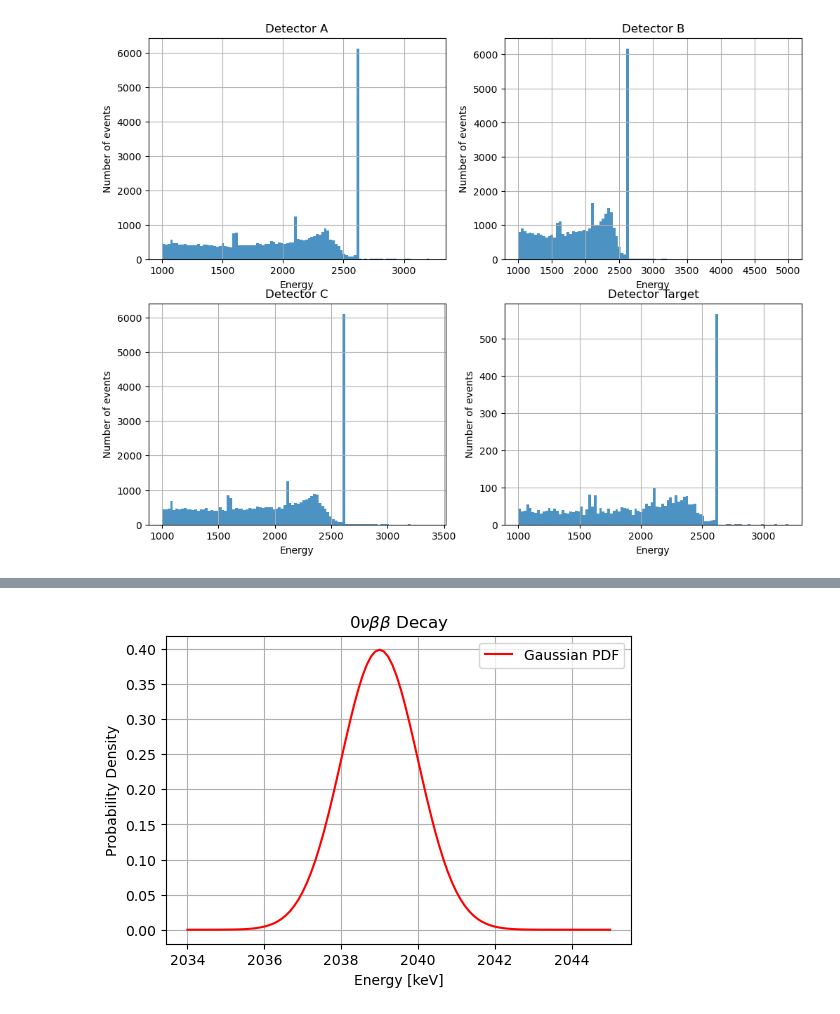
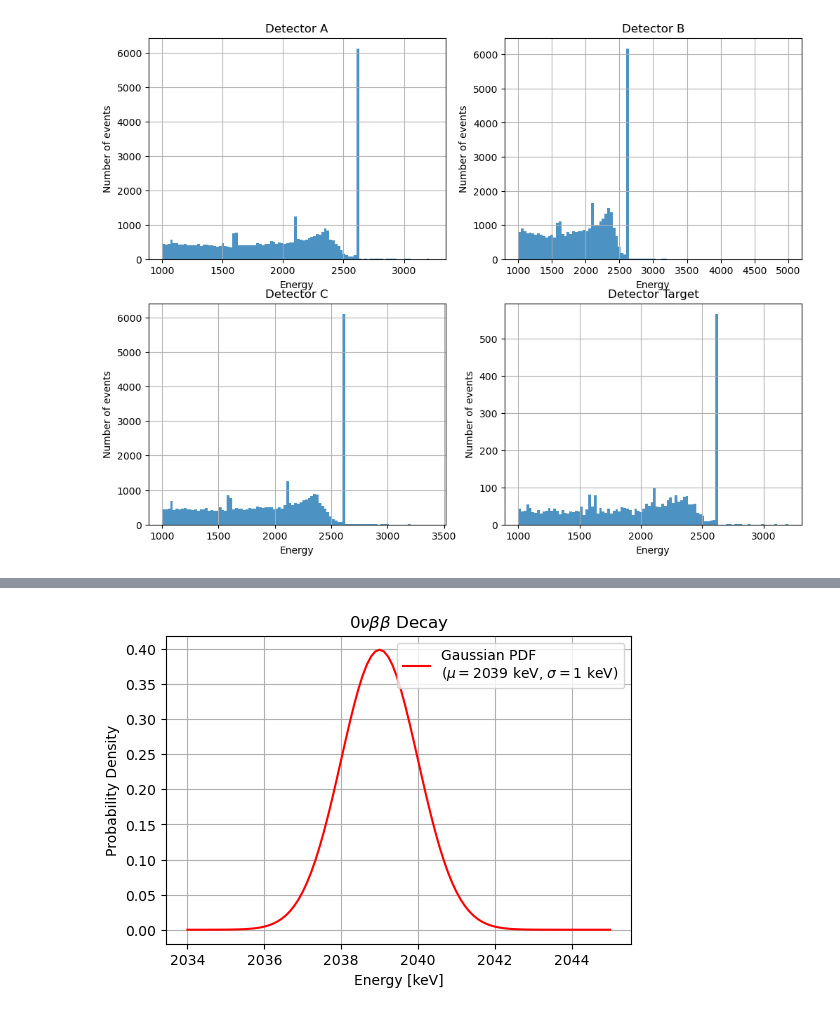
Before and after one commit to melissamp03/DSC291_FINAL-PROJECT, a Jupyter notebook: DSC291_Final-Project_2025.ipynb, the cells around one changed output, grey strips where cells are left out. Saved outputs shown, nothing was run; the diff lists cells and outputs as text; code cells hidden in the pictures.

```diff
--- a/DSC291_Final-Project_2025.ipynb
+++ b/DSC291_Final-Project_2025.ipynb
@@ -131,20 +138,21 @@ plt.show()
 # %%
 #Step 4
 
 #Gaussian parameters sigma and peak energy
 sigma = 1
 mu = 2039
 E = np.linspace(2034, 2045, 100)
 
 Gaussian_PDF = norm.pdf(E,mu,sigma)
 
 plt.figure(figsize=(6, 4))
-plt.plot(E, Gaussian_PDF, label=r'Gaussian PDF', color='r')
+plt.plot(E, Gaussian_PDF, label=r'Gaussian PDF''\n''($\mu=2039$ keV, $\sigma=1$ keV)', color='r')
+plt.legend(fontsize=8)
 plt.xlabel("Energy [keV]")
 plt.ylabel("Probability Density")
 plt.title("$0\\nu\\beta\\beta$ Decay")
 plt.legend()
 plt.grid()
 plt.show()
 # %% [output]
-[figure, old version]
+[figure, new version]
```
Also changed, not shown: parts of 2 cells of this notebook.
